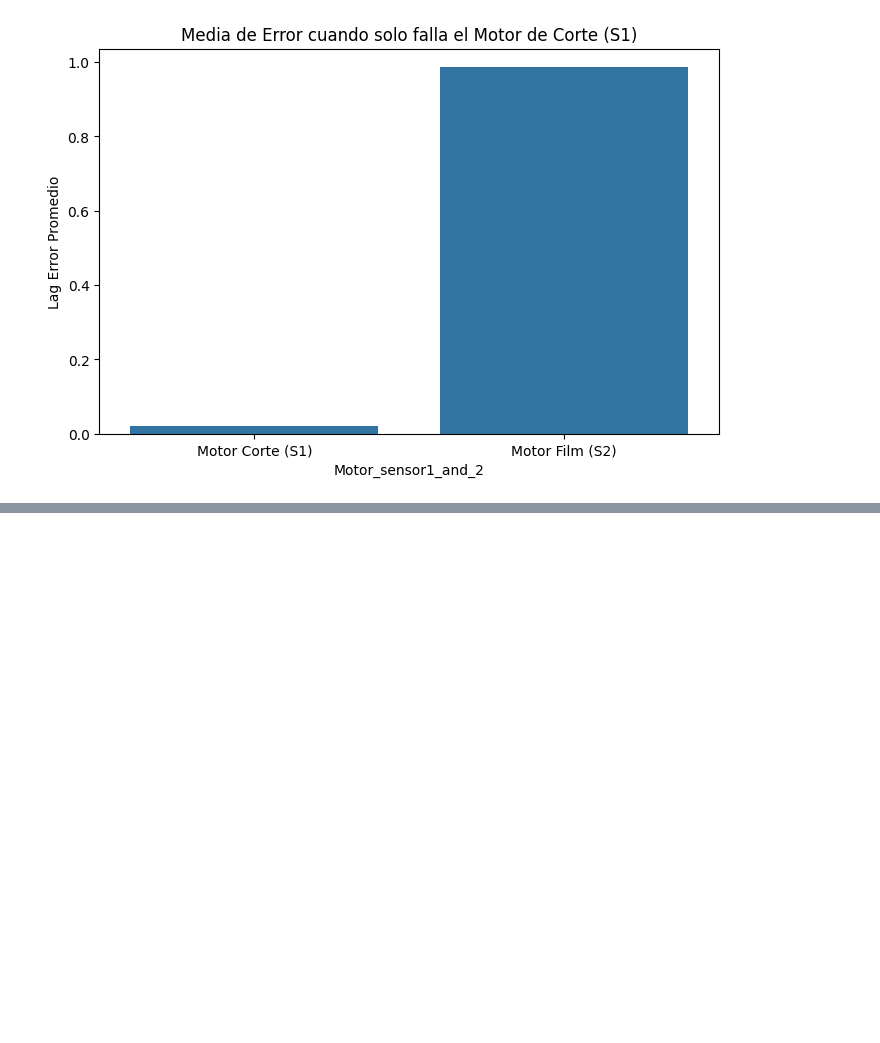
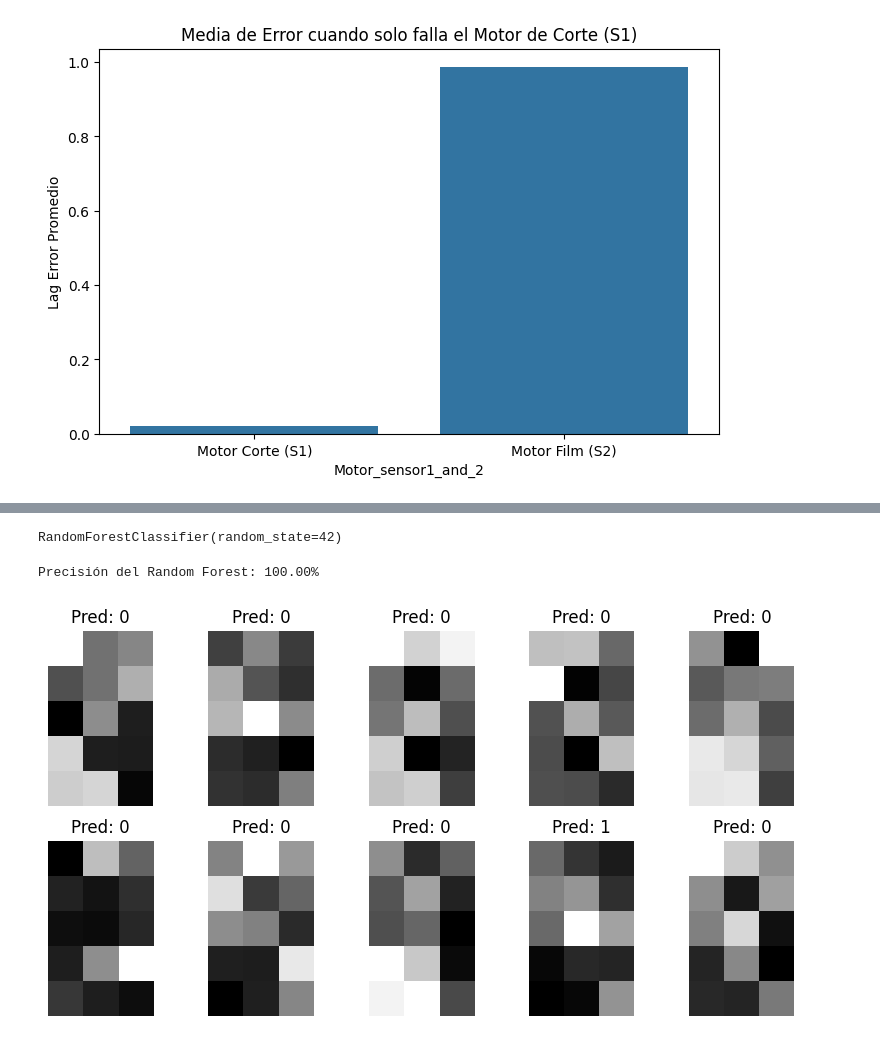
Before and after one commit to maketas1/CuartetoCalavera, a Jupyter notebook: proyecto_Jaime.ipynb, the cells around one changed output, grey strips where cells are left out. Drawn from its saved outputs; the diff is of its cells as text; code cells hidden in the pictures; blank space fills up the shorter version.

```diff
--- a/proyecto_Jaime.ipynb
+++ b/proyecto_Jaime.ipynb
@@ -460,6 +463,8 @@ X = X.drop("s1", axis=1)
 X = X.drop("s2", axis=1)
 
 X1 = np.array(df1_copia[['mode']])
+
+y = df1_copia["averia"]
 
 encoder = OrdinalEncoder(
     categories=[['mode0', 'mode1', 'mode2', 'mode3', 'mode4', 'mode5', 'mode6', 'mode7', 'mode8']]
@@ -499,0 +505,2 @@ Varianza acumulada total: 0.919
+# %%
+X_train, X_test, y_train, y_test = train_test_split(X_scaled, y, test_size=0.2, random_state=42)
@@ -499,0 +509,4 @@ Varianza acumulada total: 0.919
+# %%
+model.fit(X_train, y_train)
+# %% [output]
+RandomForestClassifier(random_state=42)
@@ -499,0 +515,14 @@ Varianza acumulada total: 0.919
+# %%
+accuracy = accuracy_score(y_test, y_pred)
+print(f'Precisión del Random Forest: {accuracy * 100:.2f}%')
+# %% [output]
+Precisión del Random Forest: 100.00%
+# %%
+fig, axes = plt.subplots(2, 5, figsize=(10, 5))
+for i, ax in enumerate(axes.flat):
+    ax.imshow(X_test[i].reshape(5, 3), cmap="gray")
+    ax.set_title(f'Pred: {y_pred[i]}')
+    ax.axis("off")
+plt.show()
+# %% [output]
+[figure, added]
```
Also changed, not shown: parts of 5 cells of this notebook.
